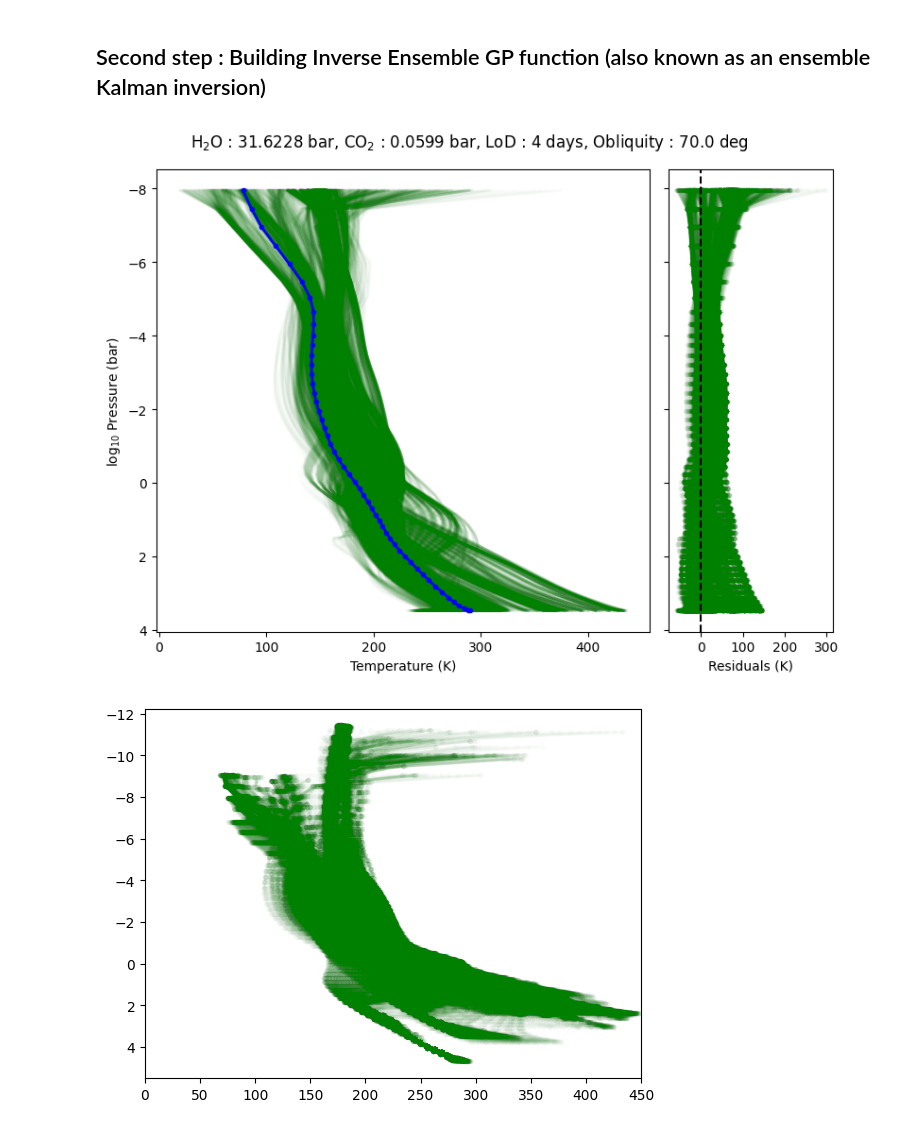
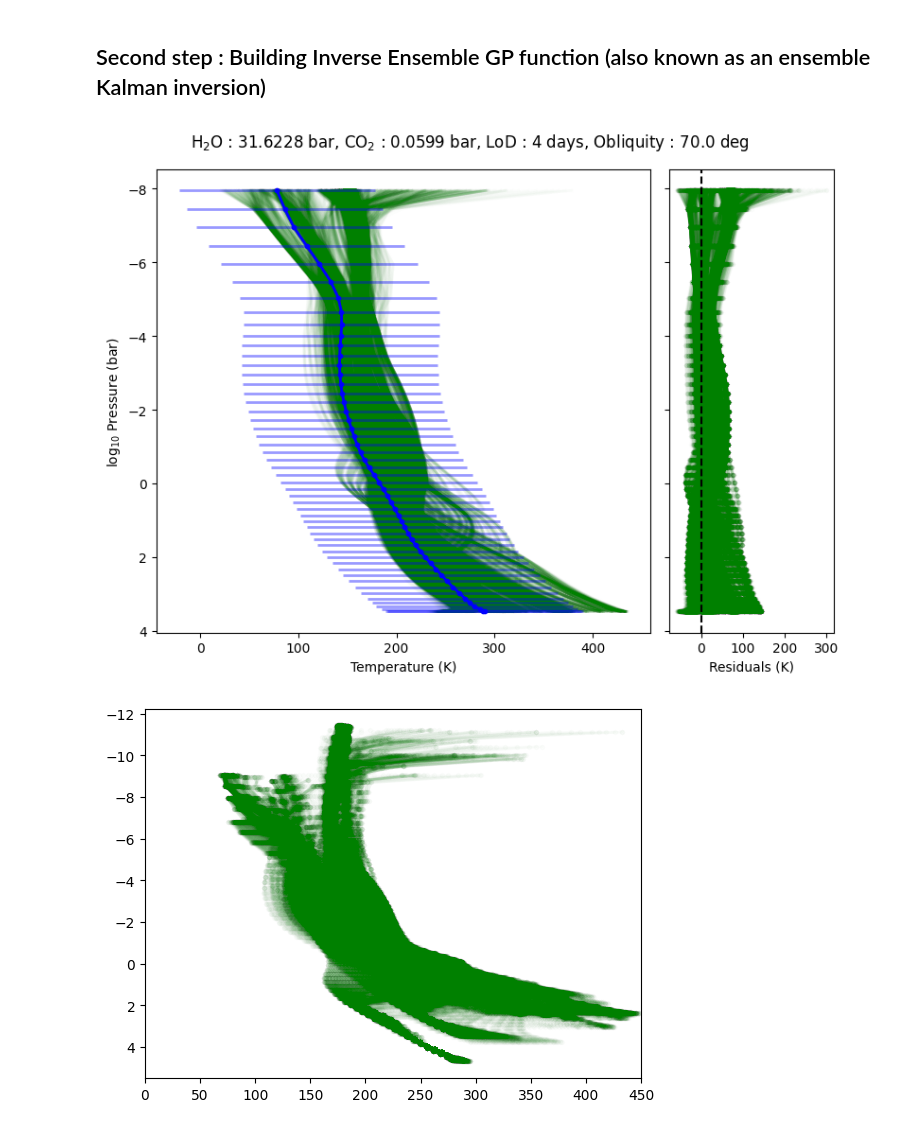
Before and after one commit to SamMerc/Second-Generals, a Jupyter notebook: Code/Plot&Fit_TP_GP.ipynb, the cells around one changed output. Cells and saved outputs as stored; diff of their text form; code cells hidden in the pictures.

```diff
--- a/Code/Plot&Fit_TP_GP.ipynb
+++ b/Code/Plot&Fit_TP_GP.ipynb
@@ -449,25 +157,26 @@ def ens_GP(train_features, train_labels, obs_features, regul_sigma):
     return obs_labels
 # %%
 # Retrieve model features for all the testing data
-model_test_outputs_T = ens_GP(train_inputs, train_outputs_T, test_inputs, 1e-9)
+model_test_outputs_T = ens_GP(train_inputs, train_outputs_T, test_inputs, 100)
 # %%
 # Basic diagnostic plot
 
 #Plotting
 fig, (ax1, ax2) = plt.subplots(1, 2, figsize=[8, 6], sharey=True, gridspec_kw = {'width_ratios':[3, 1]})
+ax1.errorbar(test_outputs_T[0], np.log(test_outputs_P[0]/1000), xerr=100*np.ones(51), fmt='.', linestyle='-', color='blue', linewidth=2, zorder=3, alpha=0.4)
 ax1.plot(test_outputs_T[0], np.log(test_outputs_P[0]/1000), '.', linestyle='-', color='blue', linewidth=2, zorder=2)
 for pred_output_T in model_test_outputs_T:ax1.plot(pred_output_T, np.log(test_outputs_P[0]/1000), color='green', alpha=0.01, linewidth=2, zorder=1)
 ax1.invert_yaxis()
 ax1.set_ylabel(r'log$_{10}$ Pressure (bar)')
 ax1.set_xlabel('Temperature (K)')
 for pred_output_T in model_test_outputs_T:ax2.plot(pred_output_T - test_outputs_T[0], np.log(test_outputs_P[0]/1000), '.', linestyle='-', alpha=0.01, color='green', linewidth=2)
 ax2.axvline(0, color='black', linestyle='dashed', zorder=2)
 ax2.set_xlabel('Residuals (K)')
 plt.suptitle(rf'H$_2$O : {test_inputs[0][0]} bar, CO$_2$ : {test_inputs[0][1]} bar, LoD : {test_inputs[0][2]:.0f} days, Obliquity : {test_inputs[0][3]} deg')
 plt.tight_layout()
 plt.show()
 # %% [output]
-[figure, old version]
+[figure, new version]
 # %%
 # Basic diagnostic plot
 
```
Also changed, not shown: parts of 11 cells of this notebook, 2 other files.
